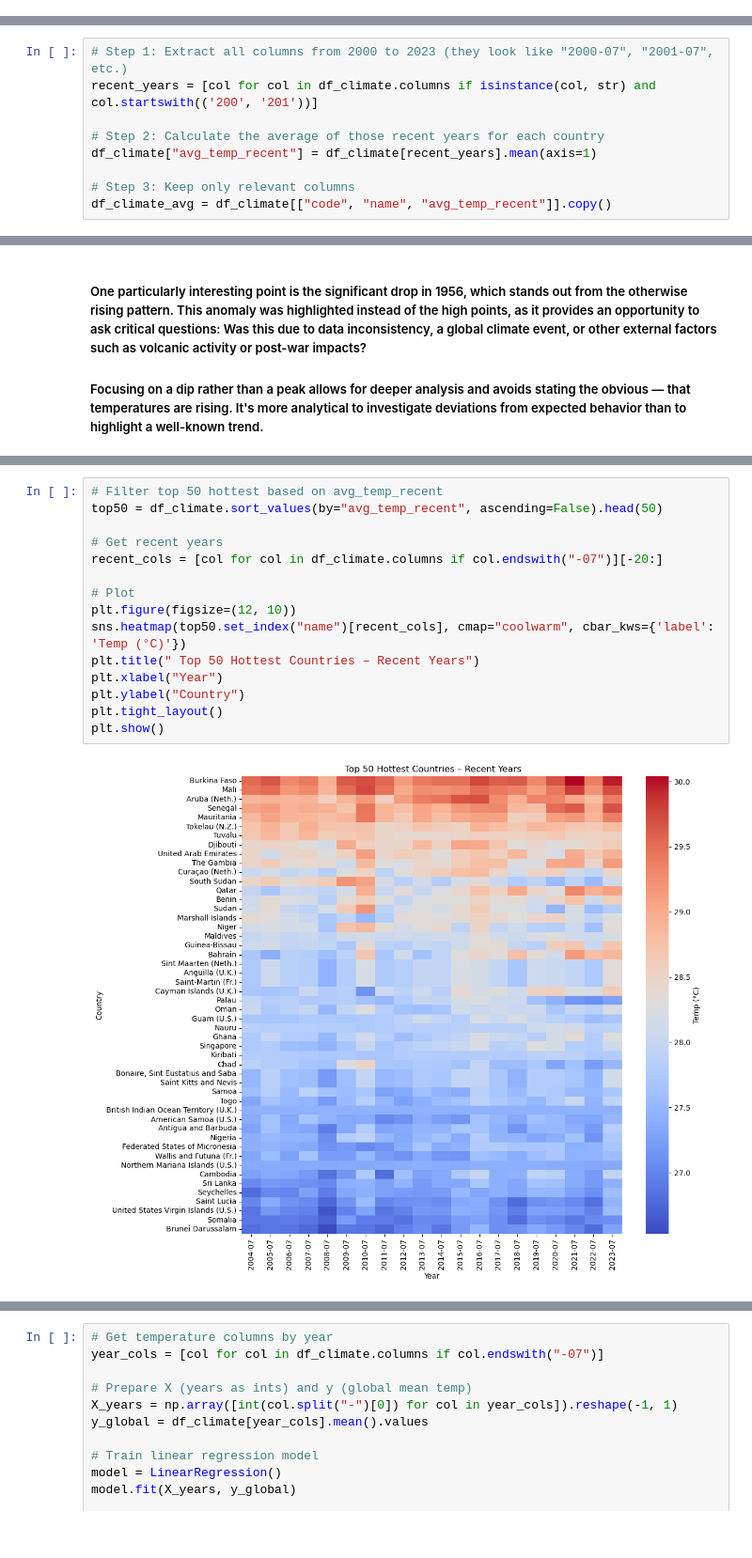
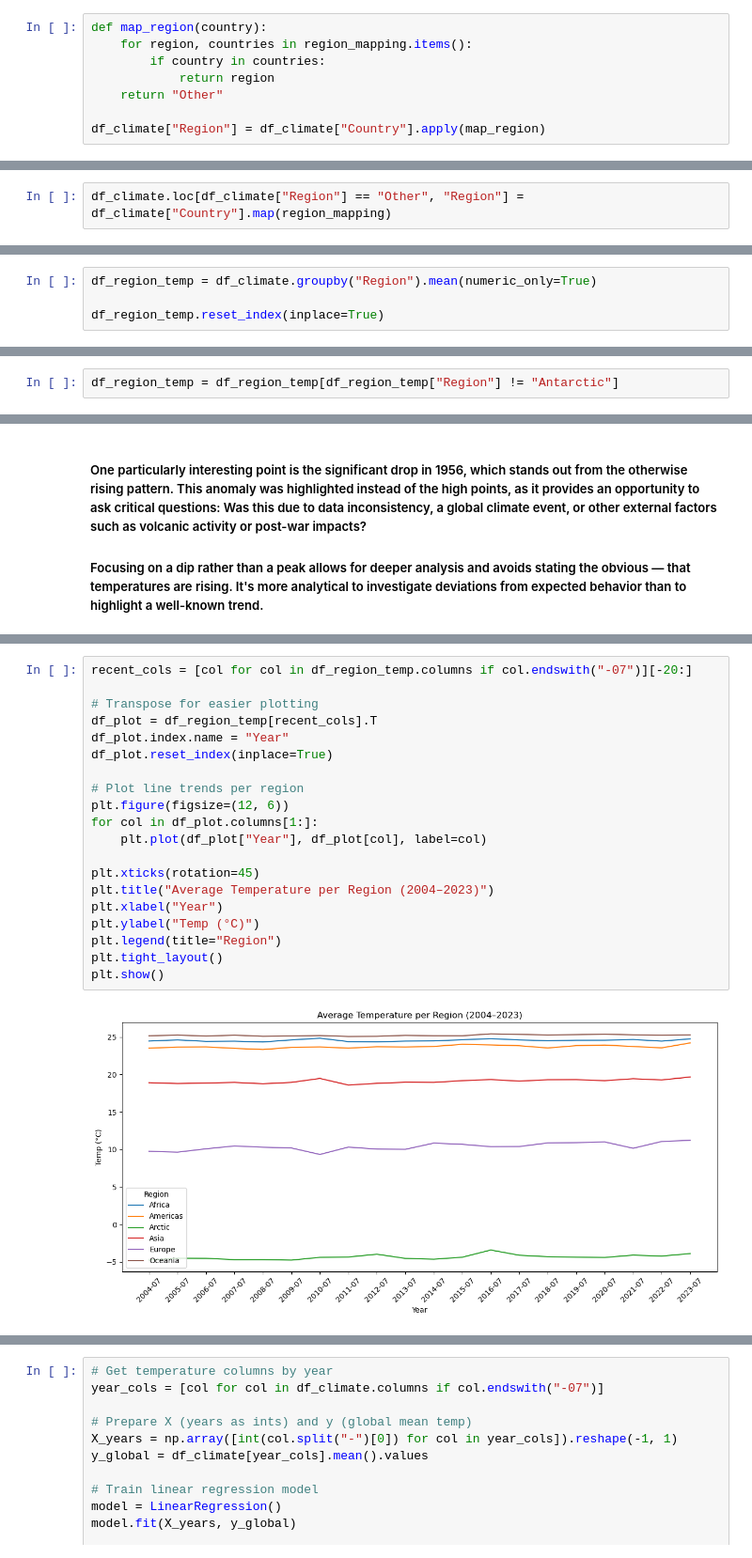
Before and after one commit to Shiihon/BI_ExamProject_Predicting_Animal_Extinction, a Jupyter notebook: Cleaning_and_exploring_data/Climate_analysis.ipynb, the cells around one changed output, grey strips where cells are left out. Shown at 94% size. Cells and saved outputs as stored; diff of their text form.

```diff
--- a/Cleaning_and_exploring_data/Climate_analysis.ipynb
+++ b/Cleaning_and_exploring_data/Climate_analysis.ipynb
@@ -81,0 +119,8 @@ Length: 125, dtype: int64
+# %%
+def map_region(country):
+    for region, countries in region_mapping.items():
+        if country in countries:
+            return region
+    return "Other"
+
+df_climate["Region"] = df_climate["Country"].apply(map_region)
@@ -81,0 +236,2 @@ Length: 125, dtype: int64
+# %%
+df_climate.loc[df_climate["Region"] == "Other", "Region"] = df_climate["Country"].map(region_mapping)
@@ -82,9 +248,4 @@ Length: 125, dtype: int64
 # %%
-# Step 1: Extract all columns from 2000 to 2023 (they look like "2000-07", "2001-07", etc.)
-recent_years = [col for col in df_climate.columns if isinstance(col, str) and col.startswith(('200', '201'))]
+df_region_temp = df_climate.groupby("Region").mean(numeric_only=True)
 
-# Step 2: Calculate the average of those recent years for each country
-df_climate["avg_temp_recent"] = df_climate[recent_years].mean(axis=1)
-
-# Step 3: Keep only relevant columns
-df_climate_avg = df_climate[["code", "name", "avg_temp_recent"]].copy()
+df_region_temp.reset_index(inplace=True)
@@ -131,0 +252,2 @@ df_climate[df_climate["name"] == "Africa"]
+# %%
+df_region_temp = df_region_temp[df_region_temp["Region"] != "Antarctic"]
@@ -176,18 +309,23 @@ plt.show()
 # %%
-# Filter top 50 hottest based on avg_temp_recent
-top50 = df_climate.sort_values(by="avg_temp_recent", ascending=False).head(50)
+recent_cols = [col for col in df_region_temp.columns if col.endswith("-07")][-20:]
 
-# Get recent years
-recent_cols = [col for col in df_climate.columns if col.endswith("-07")][-20:]
+# Transpose for easier plotting
+df_plot = df_region_temp[recent_cols].T
+df_plot.index.name = "Year"
+df_plot.reset_index(inplace=True)
 
-# Plot
-plt.figure(figsize=(12, 10))
-sns.heatmap(top50.set_index("name")[recent_cols], cmap="coolwarm", cbar_kws={'label': 'Temp (°C)'})
-plt.title(" Top 50 Hottest Countries – Recent Years")
+# Plot line trends per region
+plt.figure(figsize=(12, 6))
+for col in df_plot.columns[1:]:
+    plt.plot(df_plot["Year"], df_plot[col], label=col)
+
+plt.xticks(rotation=45)
+plt.title("Average Temperature per Region (2004–2023)")
 plt.xlabel("Year")
-plt.ylabel("Country")
+plt.ylabel("Temp (°C)")
+plt.legend(title="Region")
 plt.tight_layout()
 plt.show()
 # %% [output]
-[figure, old version]
+[figure, new version]
 # %% [markdown]
```
Also changed, not shown: parts of 31 cells of this notebook, 5 other files.
